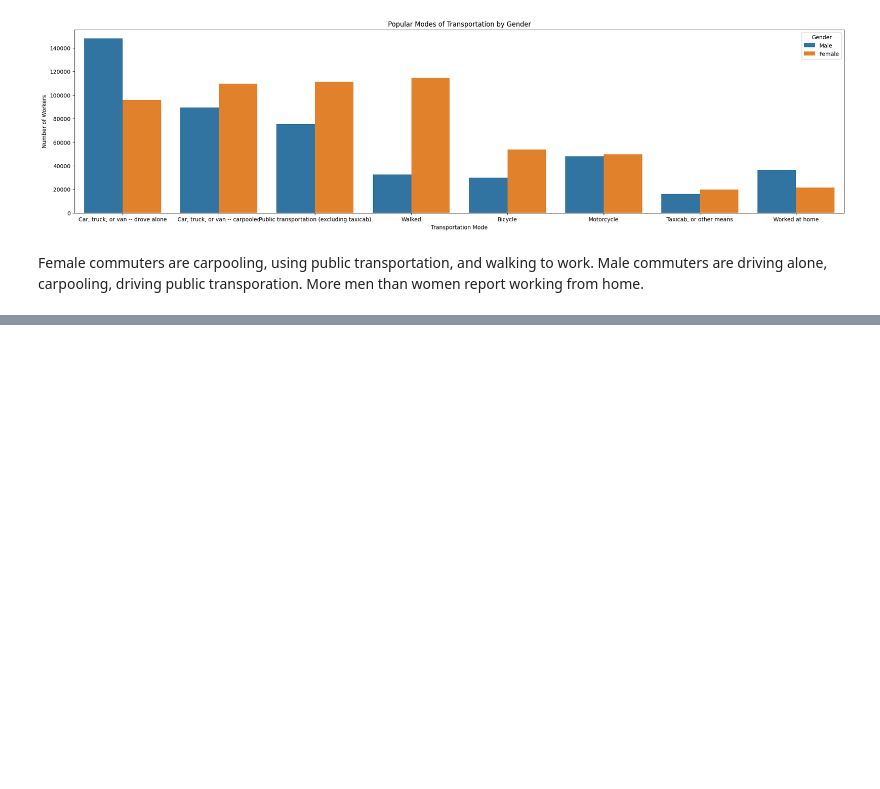
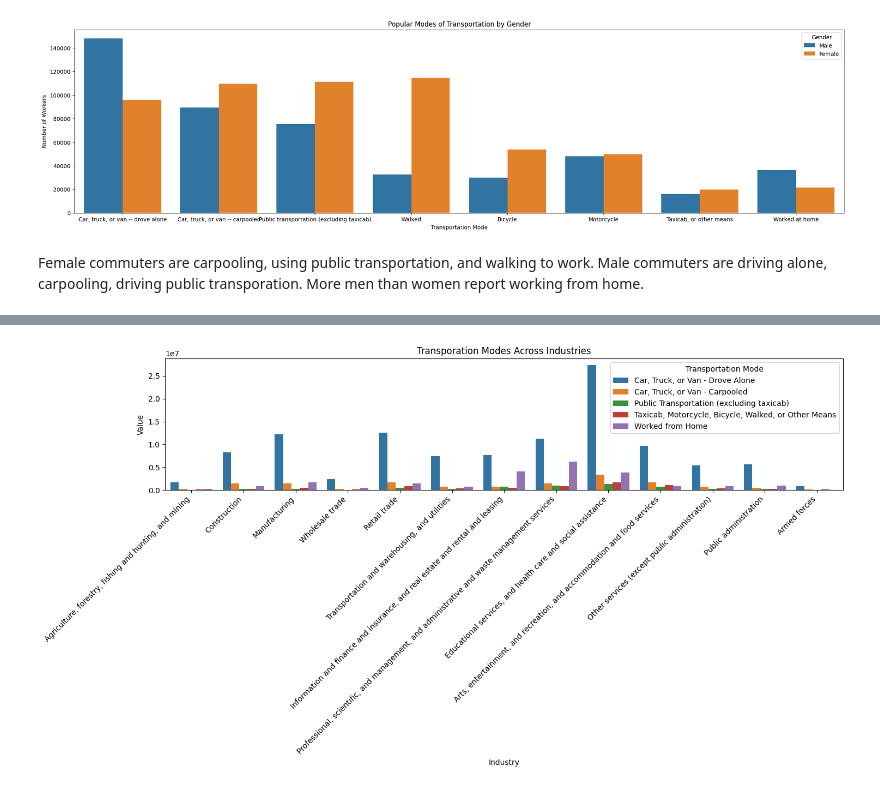
Before and after one commit to angelikabrown/CensusDataEDA, a Jupyter notebook: commute_viz.ipynb, the cells around one changed output, grey strips where cells are left out. Cells and saved outputs as stored; diff of their text form; code cells hidden in the pictures; blank space fills up the shorter version.

```diff
--- a/commute_viz.ipynb
+++ b/commute_viz.ipynb
@@ -57,0 +60,3 @@ More men than women report working from home.
+# %%
+industry = pd.read_csv('transportation_and_industries.csv')
+industry.head()
@@ -57,0 +70,14 @@ More men than women report working from home.
+# %%
+#plotting transportation mode by industry
+
+plt.figure(figsize=(15, 8))
+sns.barplot(x='Industry', y='Value', hue='Transportation Mode', data=industry)
+plt.title('Transporation Modes Across Industries')
+plt.xlabel('Industry')
+plt.ylabel('Value')
+plt.xticks(rotation=45, ha='right')
+plt.legend(title='Transportation Mode')
+plt.tight_layout()
+plt.show()
+# %% [output]
+[figure, added]
```
Also changed, not shown: parts of 2 cells of this notebook.
